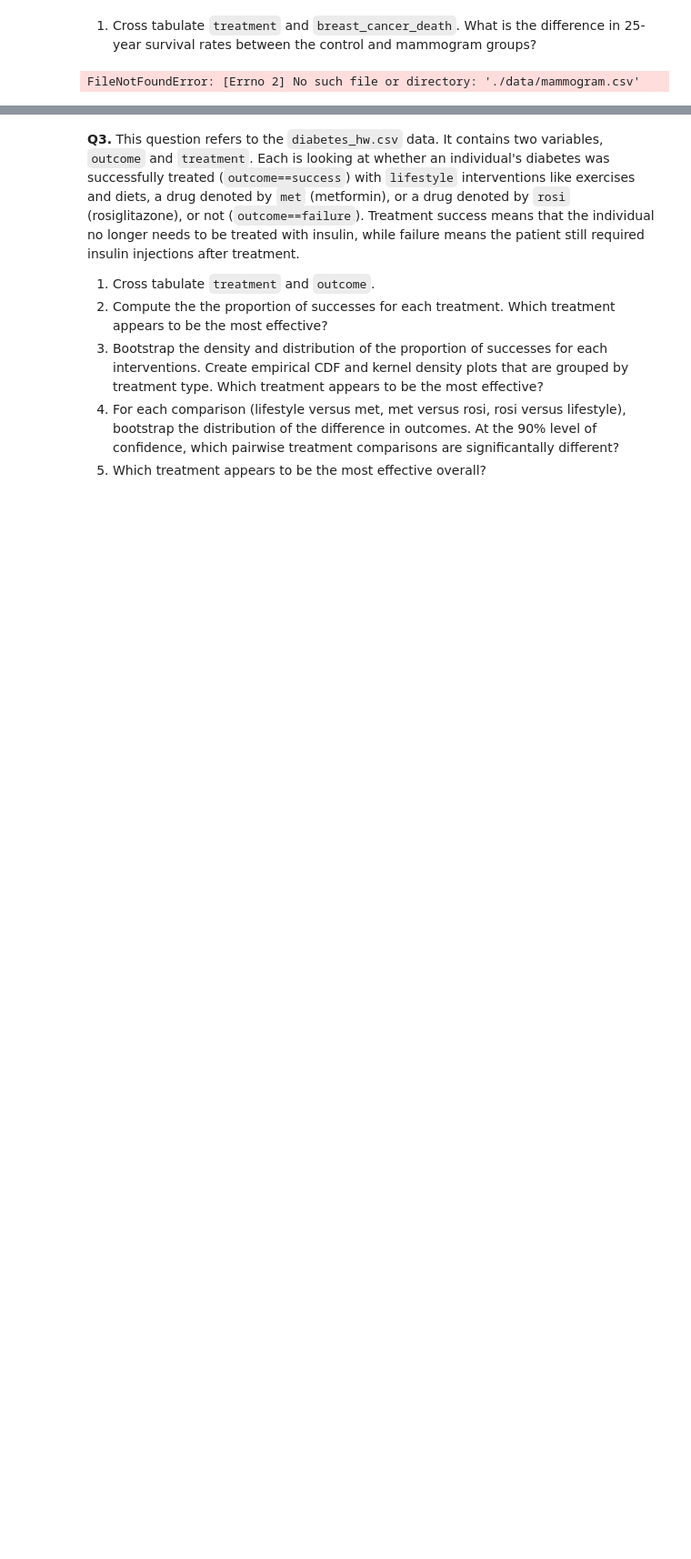
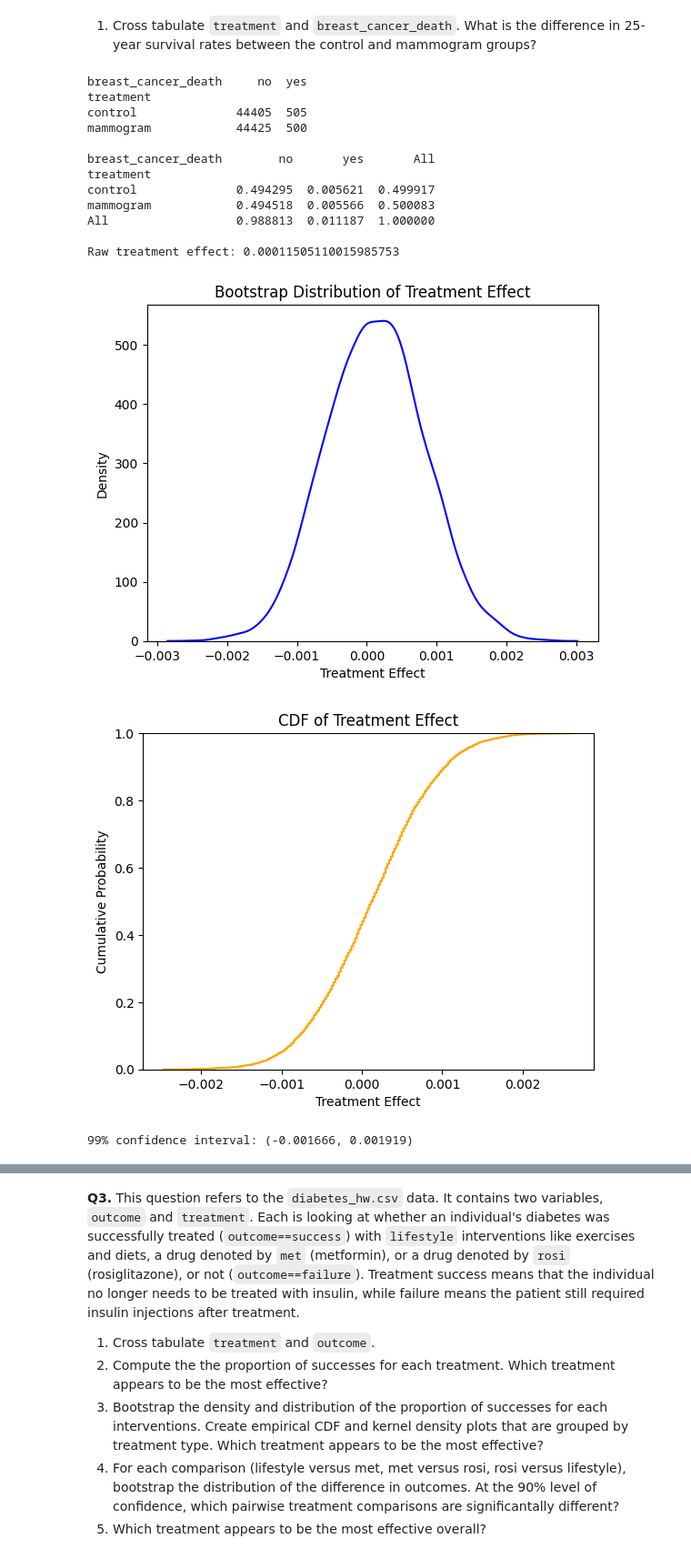
Before and after one commit to JinMizar/the_bootstrap, a Jupyter notebook: assignment_5.ipynb, the cells around one changed output, grey strips where cells are left out. Shown at 91% size. Drawn from its saved outputs; the diff is of its cells as text; code cells hidden in the pictures; blank space fills up the shorter version.

```diff
--- a/assignment_5.ipynb
+++ b/assignment_5.ipynb
@@ -124,52 +123,61 @@ max       43.00000
 # %% [markdown]
 1. Cross tabulate `treatment` and `breast_cancer_death`. What is the difference in 25-year survival rates between the control and mammogram groups?
 # %%
-import pandas as pd
-import numpy as np
-import matplotlib.pyplot as plt
-import seaborn as sns
+# Load the dataset
+df = pd.read_csv('/content/the_bootstrap/data/mammogram.csv')
 
-# Load the dataset
-df = pd.read_csv('./data/mammogram.csv')
-
-# Task 1: Cross-tabulation and raw treatment effect
+#1: Cross-tabulation and raw treatment effect
 print(pd.crosstab(df['treatment'], df['breast_cancer_death']), '\n')
 print(pd.crosstab(df['treatment'], df['breast_cancer_death'], margins=True, normalize=True), '\n')
 
 raw_treatment_effect = 44425 / 44925 - 44405 / 44910
 print('Raw treatment effect:', raw_treatment_effect)
 
-# Task 2: Bootstrap to calculate treatment effect distribution
+# 2: Bootstrap to calculate treatment effect distribution
 df['survive'] = (df['breast_cancer_death'] == 'no').astype(int)
 
 df_treat = df[df['treatment'] == 'mammogram']
 df_control = df[df['treatment'] == 'control']
 
 S = 5000
 fx = []
 for _ in range(S):
     df_treat_sample = df_treat.sample(df_treat.shape[0], replace=True)
     df_control_sample = df_control.sample(df_control.shape[0], replace=True)
     treatment_effect_sample = np.mean(df_treat_sample['survive']) - np.mean(df_control_sample['survive'])
     fx.append(treatment_effect_sample)
 
 sns.kdeplot(fx, color='blue')
 plt.title('Bootstrap Distribution of Treatment Effect')
 plt.xlabel('Treatment Effect')
 plt.ylabel('Density')
 plt.show()
 
 sns.ecdfplot(fx, color='orange')
-plt.title('Empirical CDF of Treatment Effect')
+plt.title('CDF of Treatment Effect')
 plt.xlabel('Treatment Effect')
 plt.ylabel('Cumulative Probability')
 plt.show()
 
-# Task 3: 99% confidence interval
+#3: 99% confidence interval
 level = 0.99
 lower_bound = np.quantile(fx, (1 - level) / 2)
 upper_bound = np.quantile(fx, 1 - (1 - level) / 2)
 
 print(f"99% confidence interval: ({lower_bound:.6f}, {upper_bound:.6f})")
 # %% [output]
-FileNotFoundError: [Errno 2] No such file or directory: './data/mammogram.csv'
+breast_cancer_death     no  yes
+treatment
+control              44405  505
+mammogram            44425  500
+
+breast_cancer_death        no       yes       All
+treatment
+control              0.494295  0.005621  0.499917
+mammogram            0.494518  0.005566  0.500083
+All                  0.988813  0.011187  1.000000
+
+Raw treatment effect: 0.00011505110015985753
+[figure, added]
+[figure, added]
+99% confidence interval: (-0.001666, 0.001919)
```
Also changed, not shown: parts of 3 cells of this notebook.
